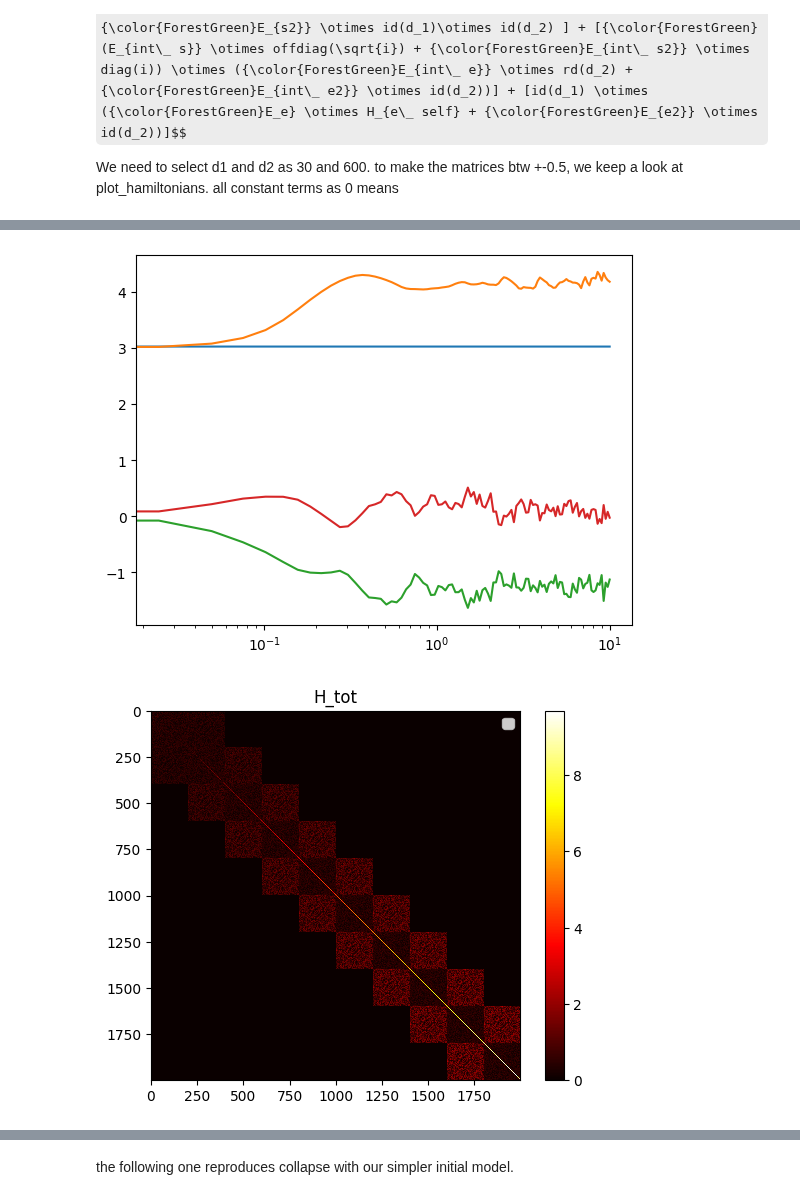
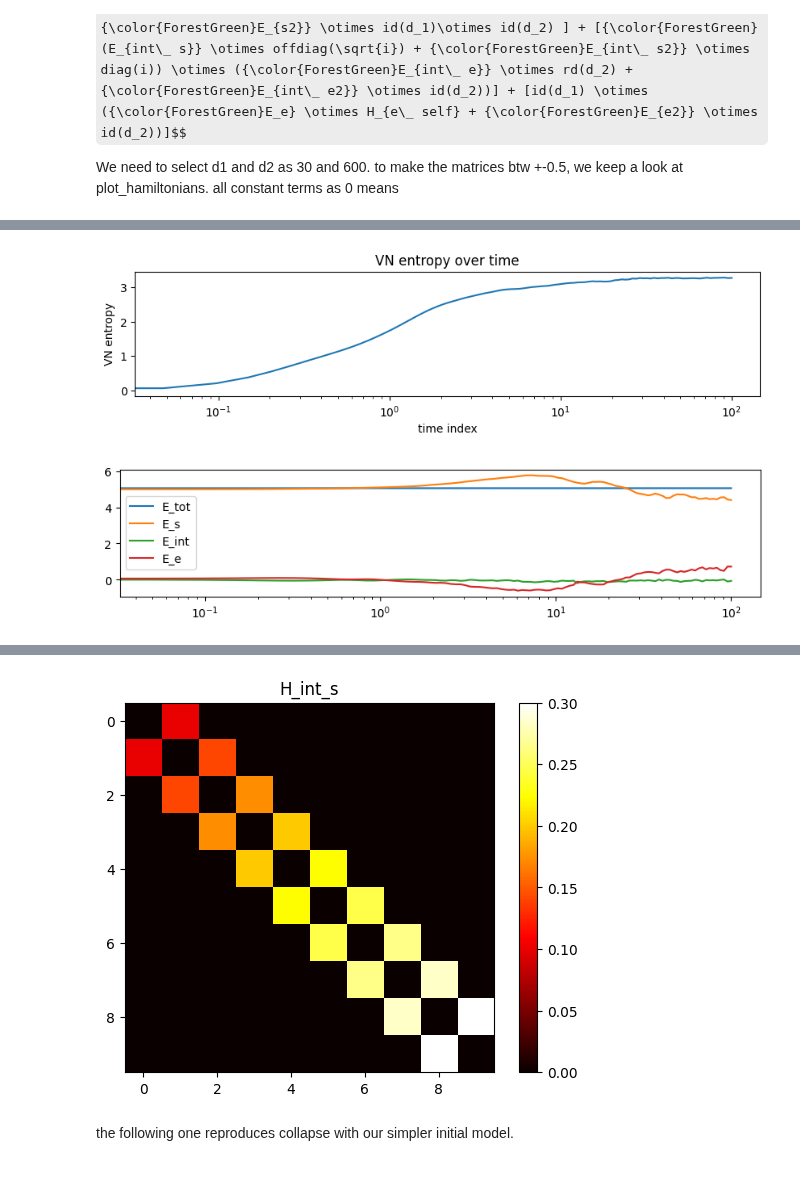
Before and after one commit to MarinAndreGirard/ACL, a Jupyter notebook: Working/thermalization.ipynb, the cells around one changed output, grey strips where cells are left out. Saved outputs shown, nothing was run; the diff lists cells and outputs as text; code cells hidden in the pictures; some formulas as TeX source.

```diff
--- a/Working/thermalization.ipynb
+++ b/Working/thermalization.ipynb
@@ -59,20 +89,23 @@ We need to select d1 and d2 as 30 and 600. to make the matrices btw +-0.5, we ke
 # %%
-d1=10;d2=200;E_s=1; E_s2=0; E_int_s=1; E_int_e=0.7;E_int_s2=0;E_int_e2=0; E_e=0.7; E_e2=0;w=[0,0,0,1,0,0,0,0,0,0];envi=[0]; tmax= 10; ind_nb = 100;log=1
+d1=10;d2=200;E_s=1; E_s2=0; E_int_s=0.1; E_int_e=0.7;E_int_s2=0;E_int_e2=0; E_e=0.7; E_e2=0;w=[0,0,0,0,0,1,0,0,0,0];envi=[0]; tmax= 500; ind_nb = 500;log=1
 
 # Running the simulation and running the core functions
 
 result, tlist, H_list, ket_list, info = time_evo_new(d1,d2,E_s,E_s2,E_int_s,E_int_e,E_int_s2,E_int_e2,E_e,E_e2,w,envi,tmax,ind_nb,log)
 eigen = eig(H_list)
-plot_VN(result,info[15],log=0)
+plot_VN(result,info[15],1)
+plt.show()
 [E_tot,E_s,E_int,E_e]=exp_val_time(result, H_list, info)
+plt.figure(figsize=(10, 2))
 plt.plot(tlist,E_tot)
 plt.plot(tlist,E_s)
 plt.plot(tlist,E_int)
 plt.plot(tlist,E_e)
 plt.xscale("log")
+plt.legend(["E_tot","E_s","E_int","E_e"])
 plt.show()
-plt.legend(["E_tot","E_s","E_int","E_e"])
+
 plot_hamiltonians(H_list)
 # %% [output]
-[figure, old version]
+[figure, new version]
-[figure, old version]
+[figure, new version]
@@ -84,3 +117,4 @@ plot_hamiltonians(H_list)
+[figure, added]
 # %% [markdown]
 the following one reproduces collapse with our simpler initial model.
 # %%
```
Also changed, not shown: parts of 3 cells of this notebook, 8 other files.
